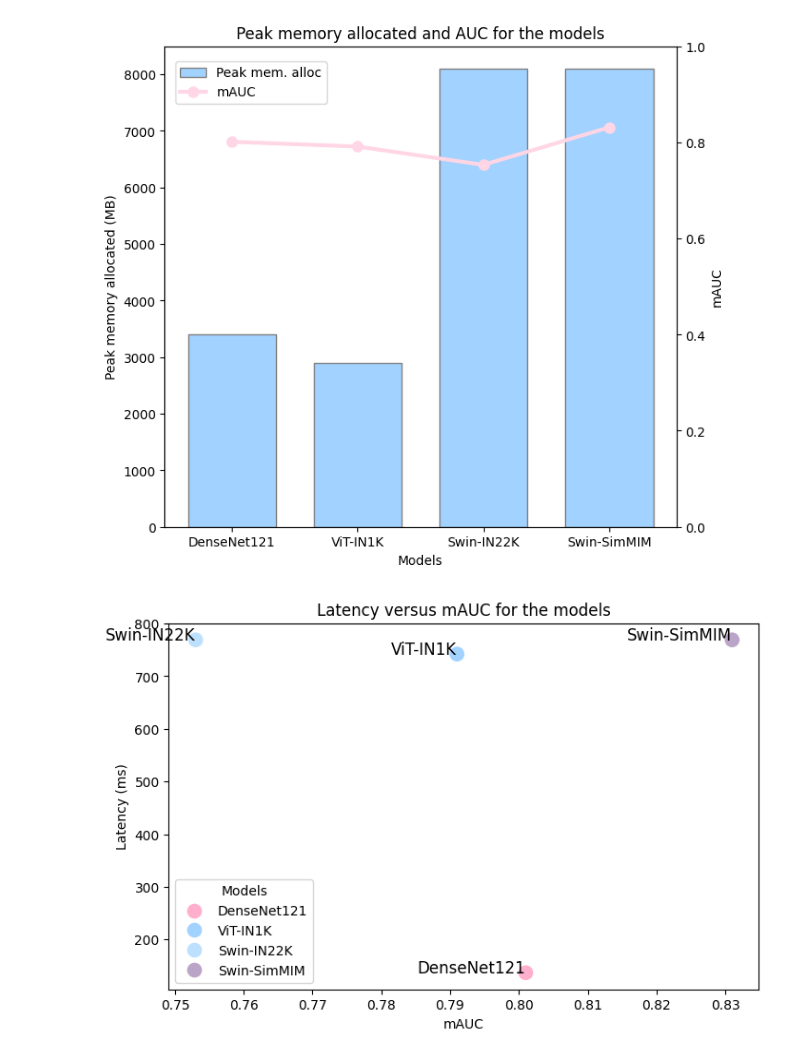
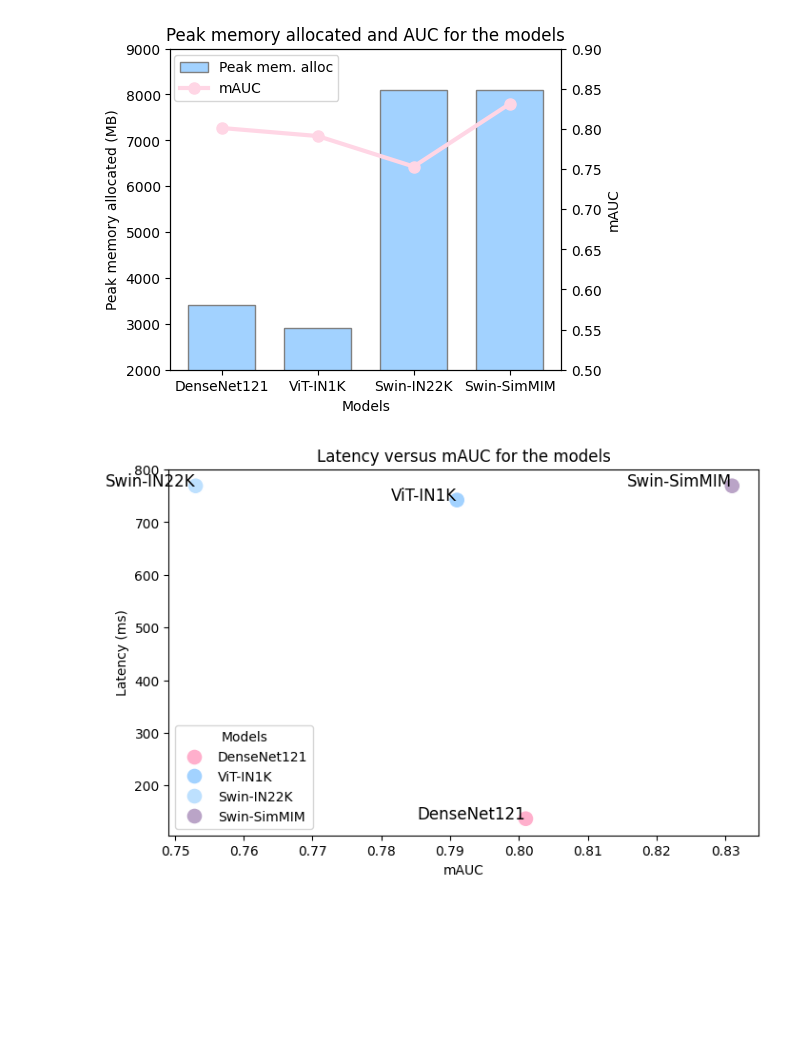
Before and after one commit to taheeraahmed/master-thesis, a Jupyter notebook: 01-multi-label/notebook/evaluation/evaluation-results.ipynb, the cells around one changed output. Drawn from its saved outputs; the diff is of its cells as text; code cells hidden in the pictures; blank space fills up the shorter version.

```diff
--- a/01-multi-label/notebook/evaluation/evaluation-results.ipynb
+++ b/01-multi-label/notebook/evaluation/evaluation-results.ipynb
@@ -41,28 +43,29 @@ plt.savefig("latency-mauc.png")
 # %%
 bar_color="#A2D2FF"
-fig, ax1 = plt.subplots(figsize=(7, 6))
+fig, ax1 = plt.subplots(figsize=(5.45, 4))
 
 bar_width = 0.7
 opacity = 1
 
 ax1.set_xlabel('Models')
+ax1.set_ylim(2000,9000)
 ax1.set_ylabel('Peak memory allocated (MB)')
 bars = ax1.bar(metrics, peak_mem_alloc_values, bar_width, alpha=opacity, color=bar_color, edgecolor='grey', label='Peak mem. alloc')
 ax1.tick_params(axis='y')
 
 # Plotting AUC as line
 ax2 = ax1.twinx()
 ax2.set_ylabel('mAUC')
 ax2.plot(metrics, auc_values, color=line_color, marker='o', linestyle='-', linewidth=3, markersize=8, label='mAUC')
 ax2.tick_params(axis='y')
-ax2.set_ylim(0, 1)
+ax2.set_ylim(0.5, 0.9)
 
 fig.tight_layout()
-fig.legend(loc='upper left', bbox_to_anchor=(0.12,0.95))
+fig.legend(loc='upper left', bbox_to_anchor=(0.14,0.95))
 
 plt.title('Peak memory allocated and AUC for the models')
 plt.savefig("peak-mem-alloc-auc.png")
 # %% [output]
-[figure, old version]
+[figure, new version]
 # %%
 # Colors
```
Also changed, not shown: parts of 5 cells of this notebook, 2 other files.
